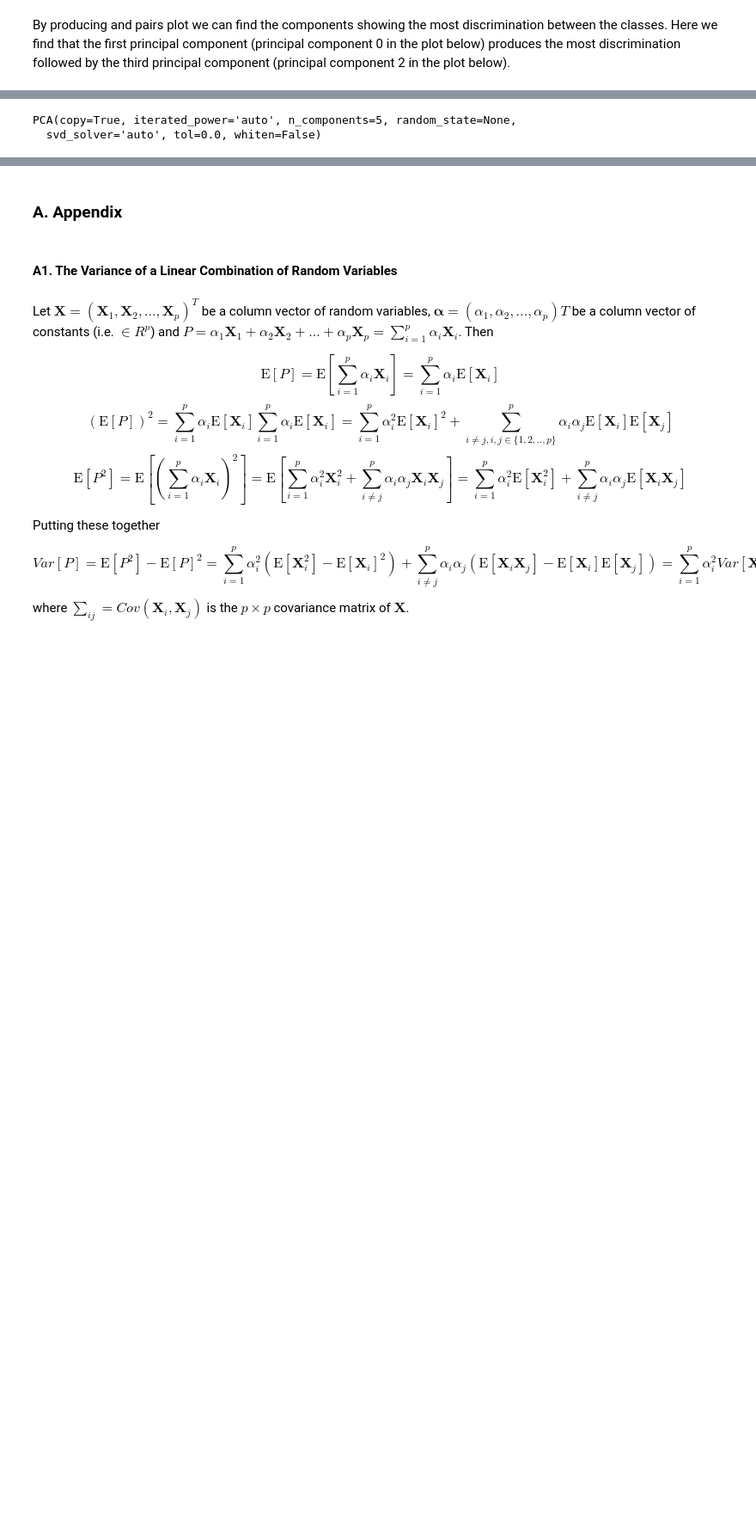
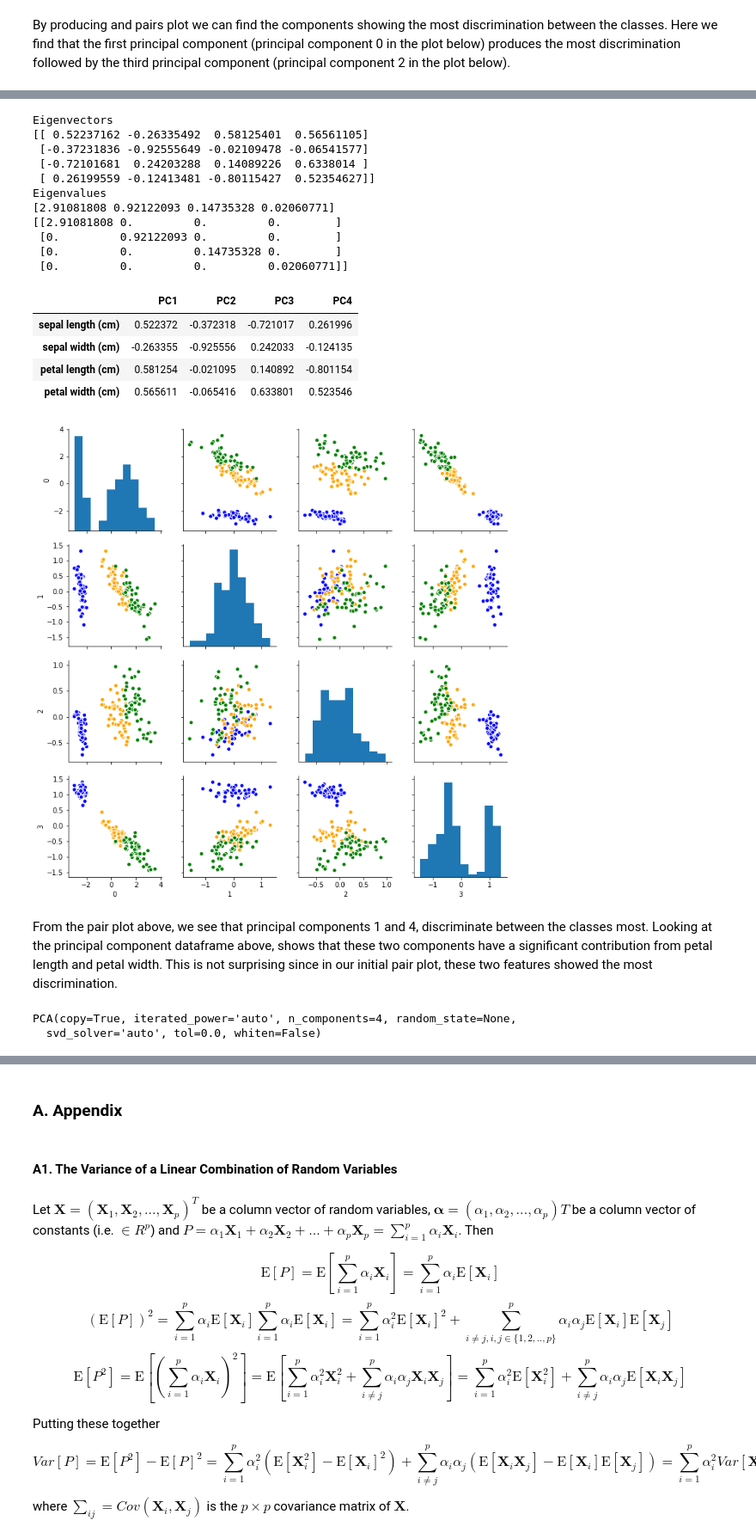
Before and after one commit to TanselArif-21/PrincipalComponentAnalysis, a Jupyter notebook: PCA1.ipynb, the cells around one changed output, grey strips where cells are left out. Shown: that part at 86% size. Drawn from its saved outputs; the diff is of its cells as text; code cells hidden in the pictures; blank space fills up the shorter version.

```diff
--- a/PCA1.ipynb
+++ b/PCA1.ipynb
@@ -398,9 +394,9 @@ $$\boldsymbol{E} \boldsymbol{Z} = \boldsymbol{\Lambda} \boldsymbol{E}^T$$
 where $\boldsymbol{E} = (\boldsymbol{\alpha}_1,\boldsymbol{\alpha}_2,...,\boldsymbol{\alpha}_p)^T$ is the matrix of eigenvectors and $\boldsymbol{\Lambda}$ is a diagonal matrix where $\Lambda_{ii}$ is the $i$th eigenvalue.
 # %%
 # The diagonal matrix
-LI = np.identity(5)
+LI = np.identity(4)
 
-for i in range(5):
+for i in range(4):
     LI[i] = np.dot(LI[i],L[i])
 
 LI
@@ -495,9 +487,57 @@ Now we use the Correlation Matrix instead of the Covariance matrix
+# %%
+C = np.matrix(X).transpose()
+C = pd.DataFrame(np.corrcoef(C))
+C
+
+L,E = LA.eig(C)
+E = E.transpose()
+print('Eigenvectors')
+print(E)
+
+print('Eigenvalues')
+print(L)
+
+# The diagonal matrix
+LI = np.identity(4)
+
+for i in range(4):
+    LI[i] = np.dot(LI[i],L[i])
+
+print(LI)
+
+V = E.transpose()
+K = np.dot(X,V)
+
+# Create a pairplot of each principal component to identify if the class is easily distinguishable
+sns.pairplot(data=pd.DataFrame(K[:,:]),plot_kws=dict({'color' : color}))
+
+pd.DataFrame(V,columns=['PC1','PC2','PC3','PC4'],index=iris_data.columns[:-1])
+# %% [output]
+Eigenvectors
+[[ 0.52237162 -0.26335492  0.58125401  0.56561105]
+ [-0.37231836 -0.92555649 -0.02109478 -0.06541577]
+ [-0.72101681  0.24203288  0.14089226  0.6338014 ]
+ [ 0.26199559 -0.12413481 -0.80115427  0.52354627]]
+Eigenvalues
+[2.91081808 0.92122093 0.14735328 0.02060771]
+[[2.91081808 0.         0.         0.        ]
+ [0.         0.92122093 0.         0.        ]
+ [0.         0.         0.14735328 0.        ]
+ [0.         0.         0.         0.02060771]]
+|  | PC1 | PC2 | PC3 | PC4 |
+| sepal length (cm) | 0.522372 | -0.372318 | -0.721017 | 0.261996 |
+| sepal width (cm) | -0.263355 | -0.925556 | 0.242033 | -0.124135 |
+| petal length (cm) | 0.581254 | -0.021095 | 0.140892 | -0.801154 |
+| petal width (cm) | 0.565611 | -0.065416 | 0.633801 | 0.523546 |
+[figure, added]
+# %% [markdown]
+From the pair plot above, we see that principal components 1 and 4, discriminate between the classes most. Looking at the principal component dataframe above, shows that these two components have a significant contribution from petal length and petal width. This is not surprising since in our initial pair plot, these two features showed the most discrimination.
 # %%
 from sklearn.decomposition import PCA
-pca = PCA(n_components=5)
-pca.fit(Z)
+pca = PCA(n_components=4)
+pca.fit(X)
 # %% [output]
-PCA(copy=True, iterated_power='auto', n_components=5, random_state=None,
+PCA(copy=True, iterated_power='auto', n_components=4, random_state=None,
   svd_solver='auto', tol=0.0, whiten=False)
 # %%
 pca.components_.transpose()
```
Also changed, not shown: parts of 19 cells of this notebook, 6 other files.
